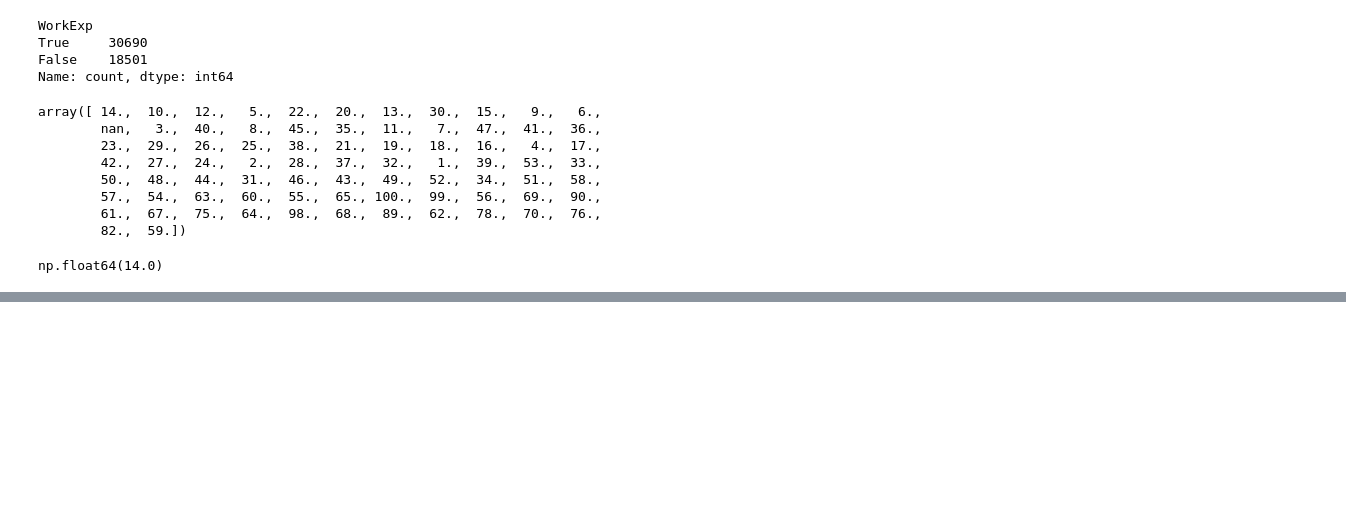
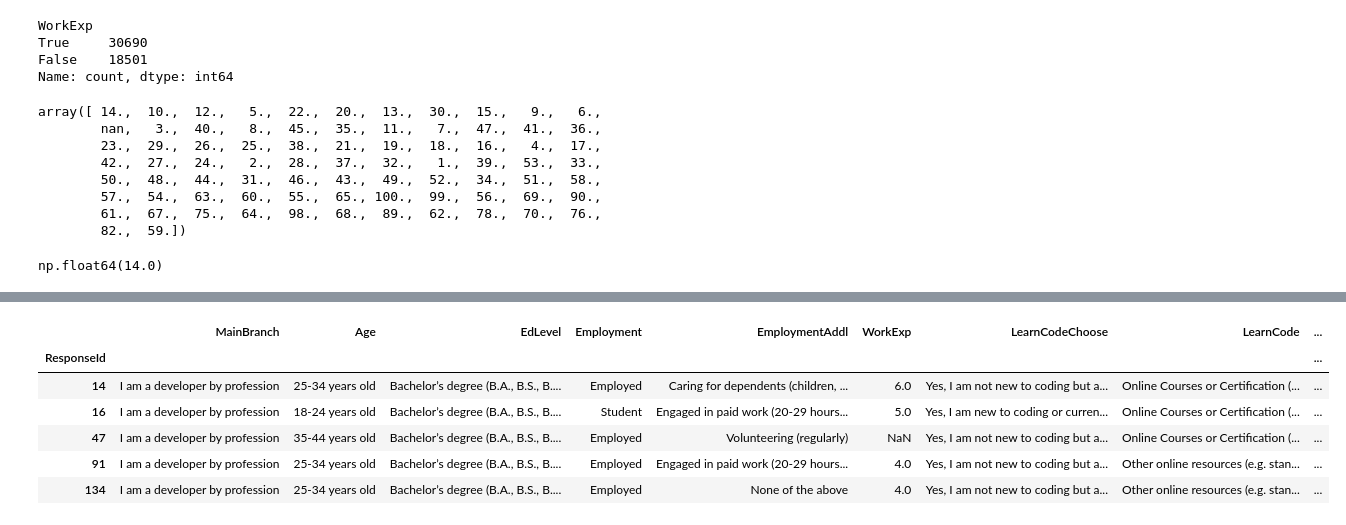
Before and after one commit to KothariMansi/PandasLearn, a Jupyter notebook: pandas_demo.ipynb, the cells around one changed output, grey strips where cells are left out. Drawn from its saved outputs; the diff is of its cells as text; code cells hidden in the pictures; blank space fills up the shorter version.

Commit message:
Reading/Writing data to different sources

```diff
--- a/pandas_demo.ipynb
+++ b/pandas_demo.ipynb
@@ -66,0 +85,12 @@ np.float64(14.0)
+# %%
+test = pd.read_excel('data/modified.xlsx', index_col='ResponseId')
+# %%
+test.head()
+# %% [output]
+|  | MainBranch | Age | EdLevel | Employment | EmploymentAddl | WorkExp | LearnCodeChoose | LearnCode | ... |
+| ResponseId |  |  |  |  |  |  |  |  | ... |
+| 14 | I am a developer by profession | 25-34 years old | Bachelor’s degree (B.A., B.S., B.... | Employed | Caring for dependents (children, ... | 6.0 | Yes, I am not new to coding but a... | Online Courses or Certification (... | ... |
+| 16 | I am a developer by profession | 18-24 years old | Bachelor’s degree (B.A., B.S., B.... | Student | Engaged in paid work (20-29 hours... | 5.0 | Yes, I am new to coding or curren... | Online Courses or Certification (... | ... |
+| 47 | I am a developer by profession | 35-44 years old | Bachelor’s degree (B.A., B.S., B.... | Employed | Volunteering (regularly) | NaN | Yes, I am not new to coding but a... | Online Courses or Certification (... | ... |
+| 91 | I am a developer by profession | 25-34 years old | Bachelor’s degree (B.A., B.S., B.... | Employed | Engaged in paid work (20-29 hours... | 4.0 | Yes, I am not new to coding but a... | Other online resources (e.g. stan... | ... |
+| 134 | I am a developer by profession | 25-34 years old | Bachelor’s degree (B.A., B.S., B.... | Employed | None of the above | 4.0 | Yes, I am not new to coding but a... | Other online resources (e.g. stan... | ... |
```
Also changed, not shown: parts of 17 cells of this notebook.
